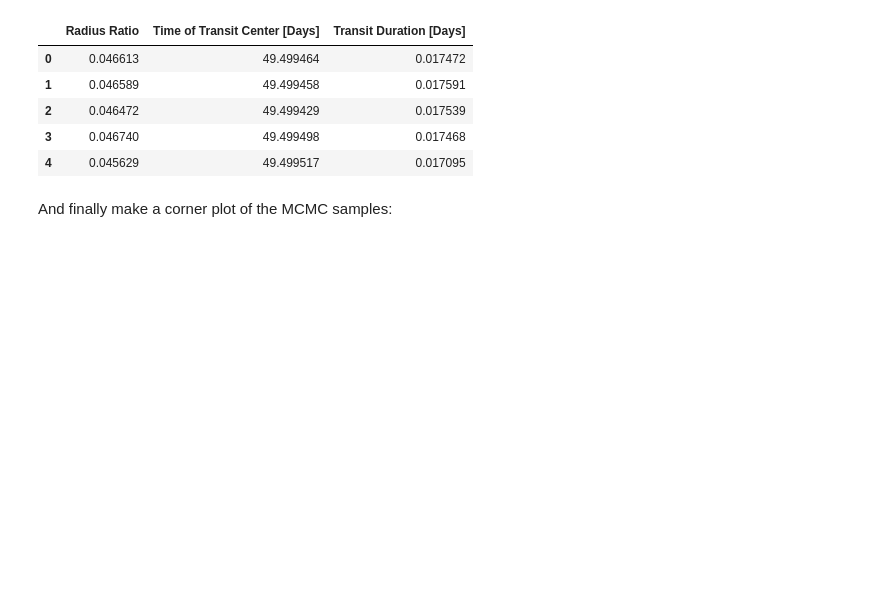
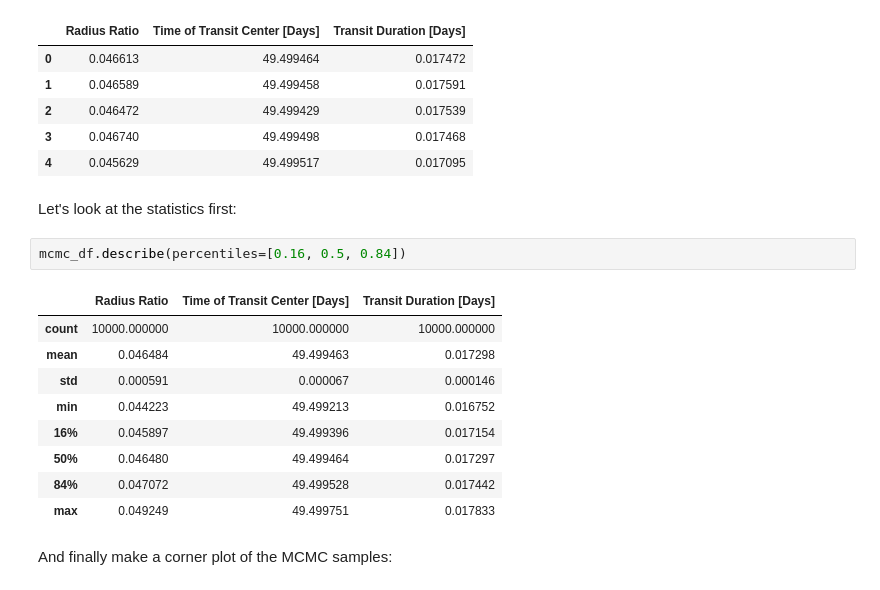
Before and after one commit to ChrisBoettner/gallifrey, a Jupyter notebook: docs/transit.ipynb, the cells around one changed output. Saved outputs shown, nothing was run; the diff lists cells and outputs as text; blank space fills up the shorter version.

```diff
--- a/docs/transit.ipynb
+++ b/docs/transit.ipynb
@@ -386,6 +408,20 @@ mcmc_df.head()
 | 2 | 0.046472 | 49.499429 | 0.017539 |
 | 3 | 0.046740 | 49.499498 | 0.017468 |
 | 4 | 0.045629 | 49.499517 | 0.017095 |
+# %% [markdown]
+Let's look at the statistics first:
+# %%
+mcmc_df.describe(percentiles=[0.16, 0.5, 0.84])
+# %% [output]
+|  | Radius Ratio | Time of Transit Center [Days] | Transit Duration [Days] |
+| count | 10000.000000 | 10000.000000 | 10000.000000 |
+| mean | 0.046484 | 49.499463 | 0.017298 |
+| std | 0.000591 | 0.000067 | 0.000146 |
+| min | 0.044223 | 49.499213 | 0.016752 |
+| 16% | 0.045897 | 49.499396 | 0.017154 |
+| 50% | 0.046480 | 49.499464 | 0.017297 |
+| 84% | 0.047072 | 49.499528 | 0.017442 |
+| max | 0.049249 | 49.499751 | 0.017833 |
 # %% [markdown]
 And finally make a corner plot of the MCMC samples:
 # %%
```
Also changed, not shown: parts of 5 cells of this notebook, 26 other files.
